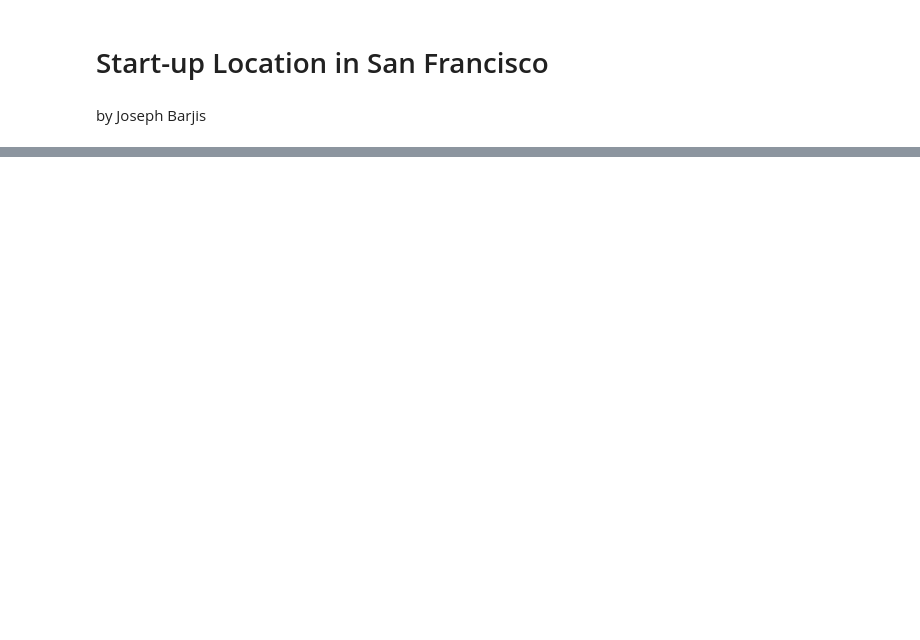
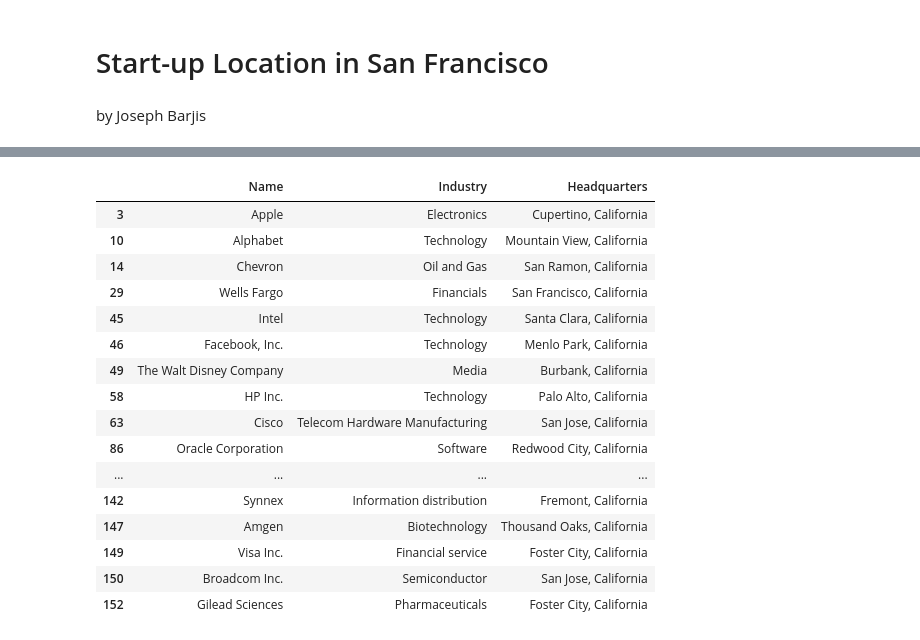
Before and after one commit to jbarjis/Coursera_Capstone, a Jupyter notebook: CapstoneFinal.ipynb, the cells around one changed output, grey strips where cells are left out. Saved outputs shown, nothing was run; the diff lists cells and outputs as text; code cells hidden in the pictures; blank space fills up the shorter version.

```diff
--- a/CapstoneFinal.ipynb
+++ b/CapstoneFinal.ipynb
@@ -27,0 +402,20 @@ This exploration of locations should help me to recommend the right location for
+# %%
+df_ca.head(20)
+# %% [output]
+|  | Name | Industry | Headquarters |
+| 3 | Apple | Electronics | Cupertino, California |
+| 10 | Alphabet | Technology | Mountain View, California |
+| 14 | Chevron | Oil and Gas | San Ramon, California |
+| 29 | Wells Fargo | Financials | San Francisco, California |
+| 45 | Intel | Technology | Santa Clara, California |
+| 46 | Facebook, Inc. | Technology | Menlo Park, California |
+| 49 | The Walt Disney Company | Media | Burbank, California |
+| 58 | HP Inc. | Technology | Palo Alto, California |
+| 63 | Cisco | Telecom Hardware Manufacturing | San Jose, California |
+| 86 | Oracle Corporation | Software | Redwood City, California |
+| ... | ... | ... | ... |
+| 142 | Synnex | Information distribution | Fremont, California |
+| 147 | Amgen | Biotechnology | Thousand Oaks, California |
+| 149 | Visa Inc. | Financial service | Foster City, California |
+| 150 | Broadcom Inc. | Semiconductor | San Jose, California |
+| 152 | Gilead Sciences | Pharmaceuticals | Foster City, California |
```
Also changed, not shown: parts of 63 cells of this notebook.
